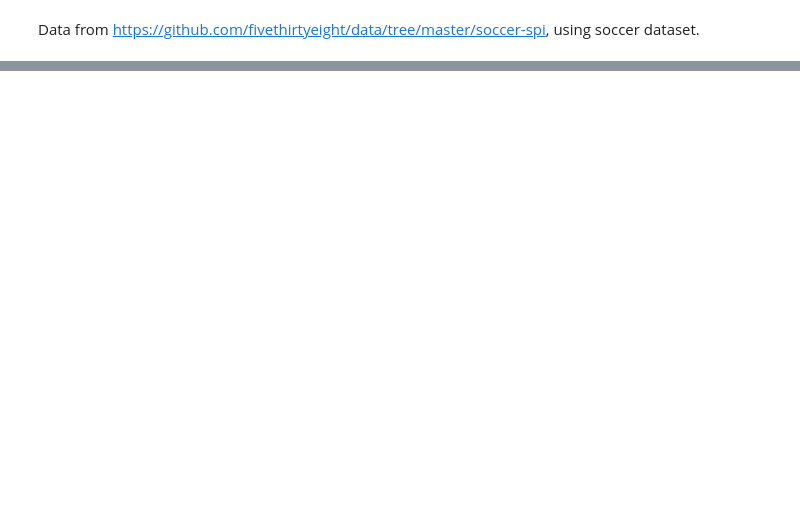
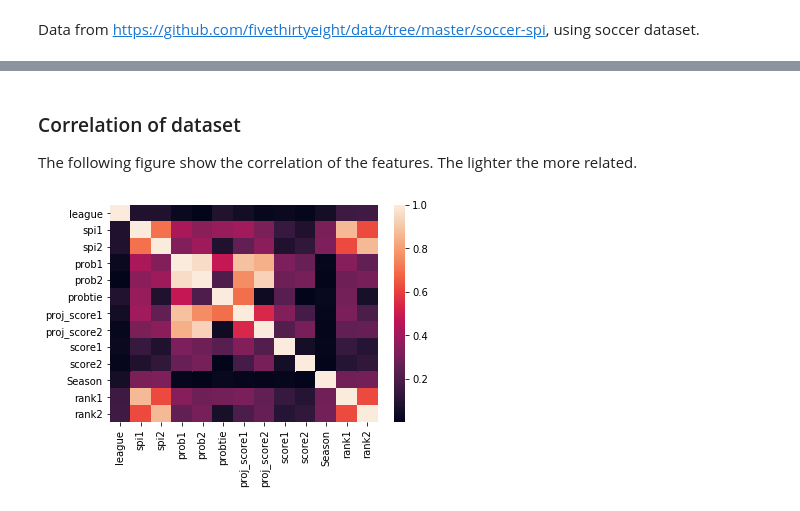
Before and after one commit to RuotingZheng/MajorLeague, a Jupyter notebook: notebook/MajorLeague.ipynb, the cells around one changed output, grey strips where cells are left out. Drawn from its saved outputs; the diff is of its cells as text; code cells hidden in the pictures; blank space fills up the shorter version.

```diff
--- a/notebook/MajorLeague.ipynb
+++ b/notebook/MajorLeague.ipynb
@@ -40,0 +161,10 @@ spi_rankings_intl.head()
+# %% [markdown]
+### Correlation of dataset
+The following figure show the correlation of the features. The lighter the more related.
+# %%
+fig = plt.figure()
+ax=fig.add_subplot(figsize=(20,20))
+ax=sns.heatmap(abs(df.corr()))
+plt.show()
+# %% [output]
+[figure, added]
```
Also changed, not shown: parts of 35 cells of this notebook.
